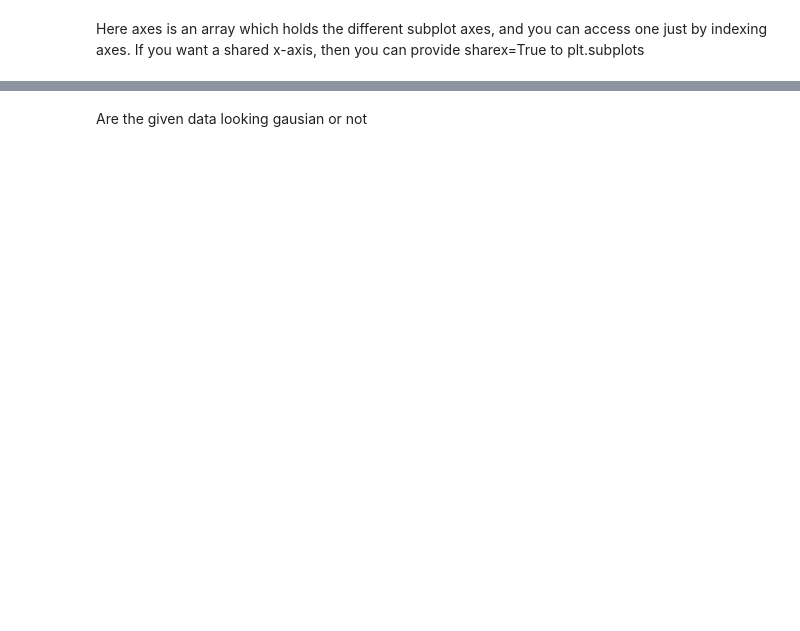
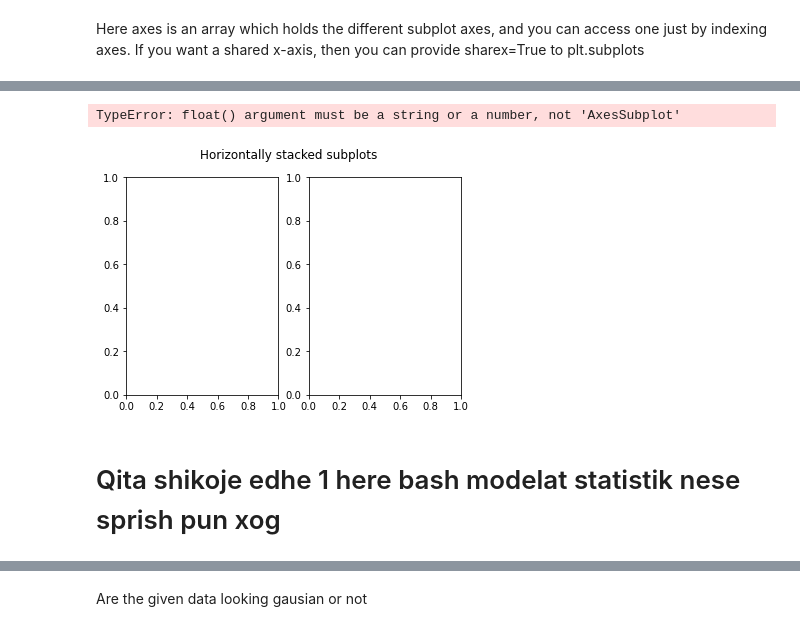
Before and after one commit to Norlez/Group-Emotion-Representation, a Jupyter notebook: survey_analysis/AnalizeSurvey.ipynb, the cells around one changed output, grey strips where cells are left out. Saved outputs shown, nothing was run; the diff lists cells and outputs as text; code cells hidden in the pictures; blank space fills up the shorter version.

```diff
--- a/survey_analysis/AnalizeSurvey.ipynb
+++ b/survey_analysis/AnalizeSurvey.ipynb
@@ -77,5 +98,8 @@ sys_dfdetail.plot(ax=axes[1,0])
 # %%
-fig, (sys_dfabstr, sys_dfdetail) = plt.subplots(1, 2)
+fig, (ax1, ax2) = plt.subplots(1, 2)
 fig.suptitle('Horizontally stacked subplots')
-ax1.plot(sys_dfdetail, sys_dfabstr)
-ax2.plot(sys_dfabstr, sys_dfdetail)
+sys_dfabstr.plot(sys_dfdetail, sys_dfabstr)
+sys_dfdetail.plot(sys_dfabstr, sys_dfdetail)
+# %% [output]
+TypeError: float() argument must be a string or a number, not 'AxesSubplot'
+[figure, added]
@@ -91,3 +106,5 @@ sys_dfabstr.plot.kde(x=10, y=4, rot=0)
+# %% [markdown]
+# Qita shikoje edhe 1 here bash modelat statistik nese sprish pun xog
 # %%
 from statsmodels.graphics.gofplots import qqplot
 qqplot(sys_dfabstr, line='s')
```
Also changed, not shown: parts of 21 cells of this notebook.
